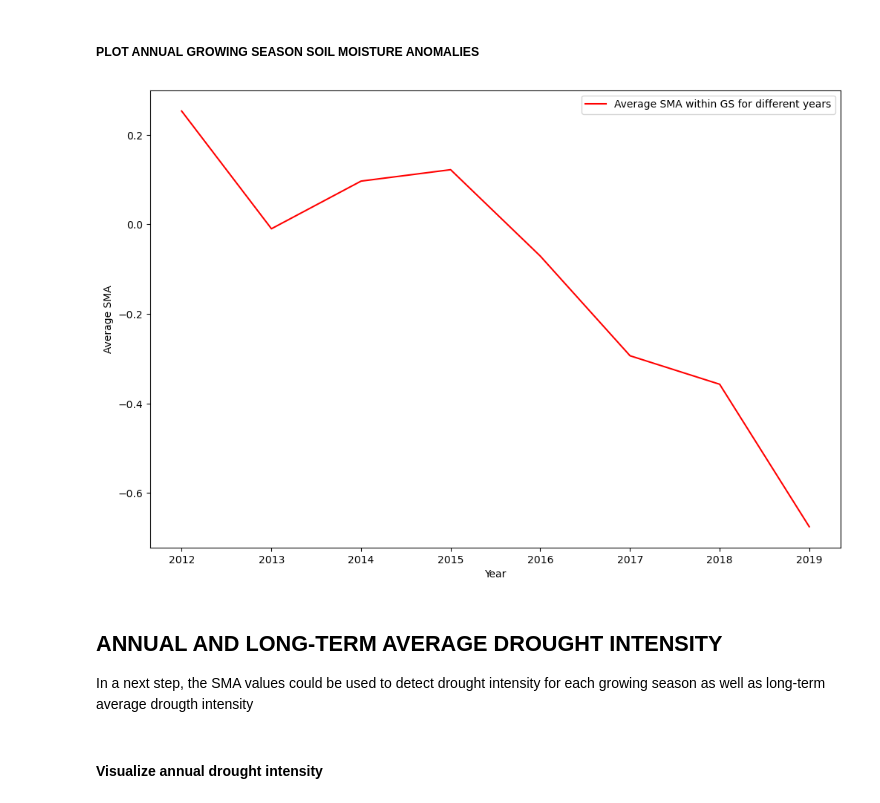
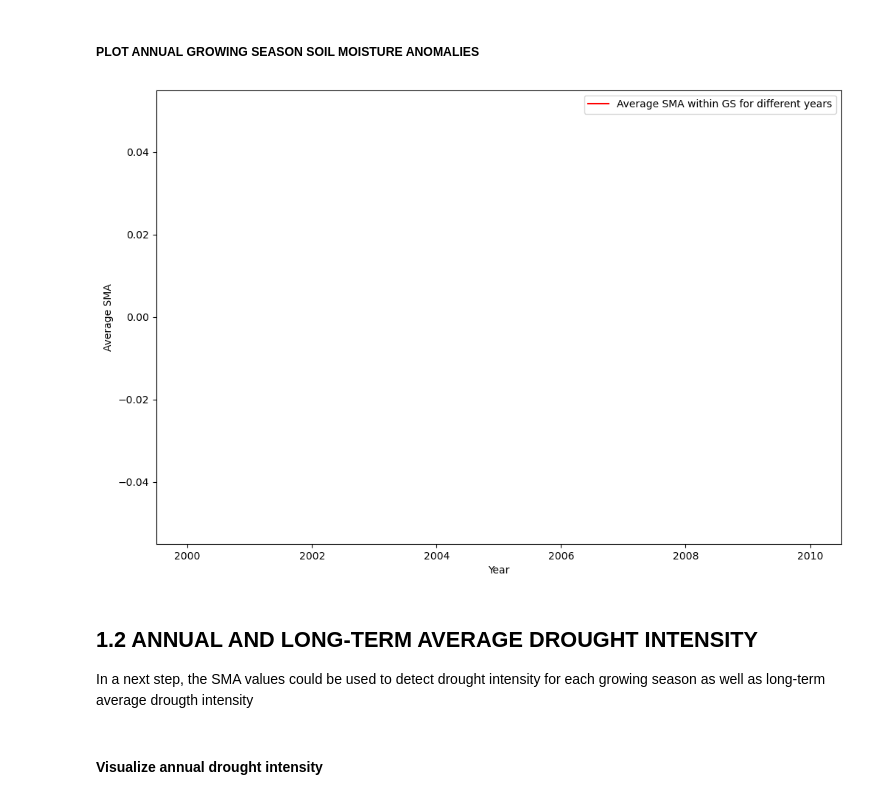
Before and after one commit to VITObelgium/HR-VPP-High-Resolution-Vegetation-Phenology-and-Productivity, a Jupyter notebook: scripts/usecases/notebooks/HR-VPP_drought_usecase.ipynb, the cells around one changed output. Saved outputs shown, nothing was run; the diff lists cells and outputs as text; code cells hidden in the pictures.

```diff
--- a/scripts/usecases/notebooks/HR-VPP_drought_usecase.ipynb
+++ b/scripts/usecases/notebooks/HR-VPP_drought_usecase.ipynb
@@ -100,4 +111,5 @@ The following environment variables are now available:
 Before comparing the two workflows, we will select an Area Of Interest (AOI) that will be used in both examples. The next cells define the bounding box of our AOI and plot it on an interactive map.
 # %%
 # Bounding box in EPSG 3035
-aoi_coords = (3893000,3113000,3900000,3115000)#(3893000, 3105416, 3900000, 3110000)
+aoi_coords_or = (3893000,3113000,3900000,3115000)#(3893000, 3105416, 3900000, 3110000)
+aoi_coords = (2900300,1626022,2908000,1638000)#(2900300,1626022,2907000,1629000)
@@ -152,7 +168,7 @@ vpp_s2_collection = "8c2bc96a-3c2c-482b-9394-031310171b33" # HR-VPP season 2
 
 Below the user should define for which years, the cubes should be generated to perform the drought monitoring.
 # %%
-years_range = [2012,2020] #options between 2000-2020. Keep in mind that the HR-VPP data only covers the period 2017-2020
+years_range = [2017,2020] #options between 2000-2020. Keep in mind that the HR-VPP data only covers the period 2017-2020
 years_names = list(np.arange(years_range[0],years_range[-1]+1,1))
 if years_range[-1] == 2020: # this is needed because the MR-VPP has no data in 2020
     years_range_excl_2020 = [years_range[0],2019]
@@ -1191,23 +694,25 @@ write_raster(aoi_coords_LAEA, sma_cube_xcube_annual_anomaly['SMA_average_season'
 # %% [markdown]
 ##### PLOT ANNUAL GROWING SEASON SOIL MOISTURE ANOMALIES
 # %%
-#take a random pixel
+#take a random coordinate
+latitude = 3114750#3894000 #in EPSG:3035
+longitude = 3893250 #3107430 #in EPSG:3035
 fig, ax = plt.subplots(figsize=(12,8))
 
 sma_anomaly_years = sma_cube_xcube_annual_anomaly["SMA_average_season"]
 sma_anomaly_years_pixel = sma_cube_xcube_annual_anomaly.sel(y=latitude, x=longitude, method="nearest")
 
 
 years_sma_annual_anomaly = [x for x in pd.DatetimeIndex(sma_anomaly_years.time.data)]
 ax.plot(years_sma_annual_anomaly, sma_anomaly_years_pixel["SMA_average_season"], color="red", label="Average SMA within GS for different years")
 ax.legend(loc = 'upper right')
 ax.set_xlabel("Year")
 ax.set_ylabel("Average SMA")
 plt.show()
 # %% [output]
-[figure, old version]
+[figure, new version]
 # %% [markdown]
-## ANNUAL AND LONG-TERM AVERAGE DROUGHT INTENSITY
+## 1.2 ANNUAL AND LONG-TERM AVERAGE DROUGHT INTENSITY <a id='1.2'></a>
 
 In a next step, the SMA values could be used to detect drought intensity for each growing season as well as long-term average drougth intensity
 # %%
```
Also changed, not shown: parts of 68 cells of this notebook.
